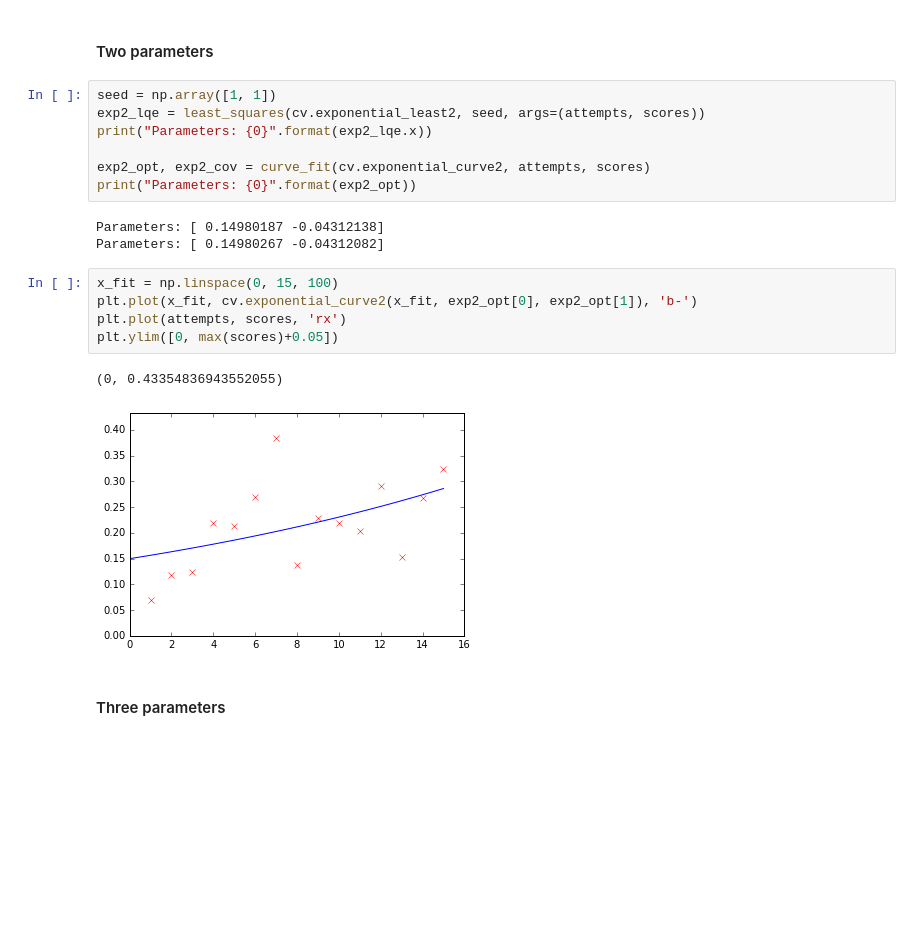
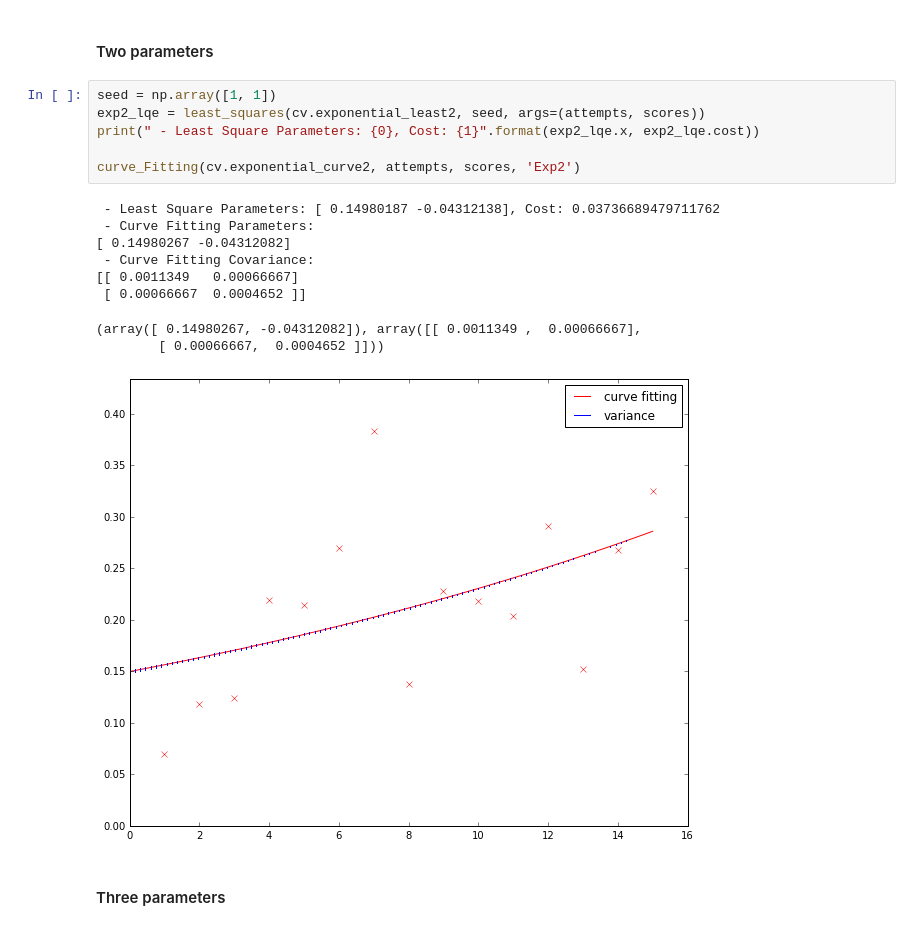
Before and after one commit to liprin1129/Project, a Jupyter notebook: Code/Curve_Fitting.ipynb, the cells around one changed output. Cells and saved outputs as stored; diff of their text form; blank space fills up the shorter version.

Commit message:
modification: Curve fit ipython

```diff
--- a/Code/Curve_Fitting.ipynb
+++ b/Code/Curve_Fitting.ipynb
@@ -44,21 +78,19 @@ print(attempts)
 # %%
 seed = np.array([1, 1])
 exp2_lqe = least_squares(cv.exponential_least2, seed, args=(attempts, scores))
-print("Parameters: {0}".format(exp2_lqe.x))
+print(" - Least Square Parameters: {0}, Cost: {1}".format(exp2_lqe.x, exp2_lqe.cost))
 
-exp2_opt, exp2_cov = curve_fit(cv.exponential_curve2, attempts, scores)
-print("Parameters: {0}".format(exp2_opt))
+curve_Fitting(cv.exponential_curve2, attempts, scores, 'Exp2')
 # %% [output]
-Parameters: [ 0.14980187 -0.04312138]
-Parameters: [ 0.14980267 -0.04312082]
+ - Least Square Parameters: [ 0.14980187 -0.04312138], Cost: 0.03736689479711762
+ - Curve Fitting Parameters:
+[ 0.14980267 -0.04312082]
+ - Curve Fitting Covariance:
+[[ 0.0011349   0.00066667]
+ [ 0.00066667  0.0004652 ]]
+(array([ 0.14980267, -0.04312082]), array([[ 0.0011349 ,  0.00066667],
+        [ 0.00066667,  0.0004652 ]]))
+[figure, added]
-# %%
-x_fit = np.linspace(0, 15, 100)
-plt.plot(x_fit, cv.exponential_curve2(x_fit, exp2_opt[0], exp2_opt[1]), 'b-')
-plt.plot(attempts, scores, 'rx')
-plt.ylim([0, max(scores)+0.05])
-# %% [output]
-(0, 0.43354836943552055)
-[figure, removed]
 # %% [markdown]
 #### Three parameters
 # %%
```
Also changed, not shown: parts of 16 cells of this notebook, 7 other files.
